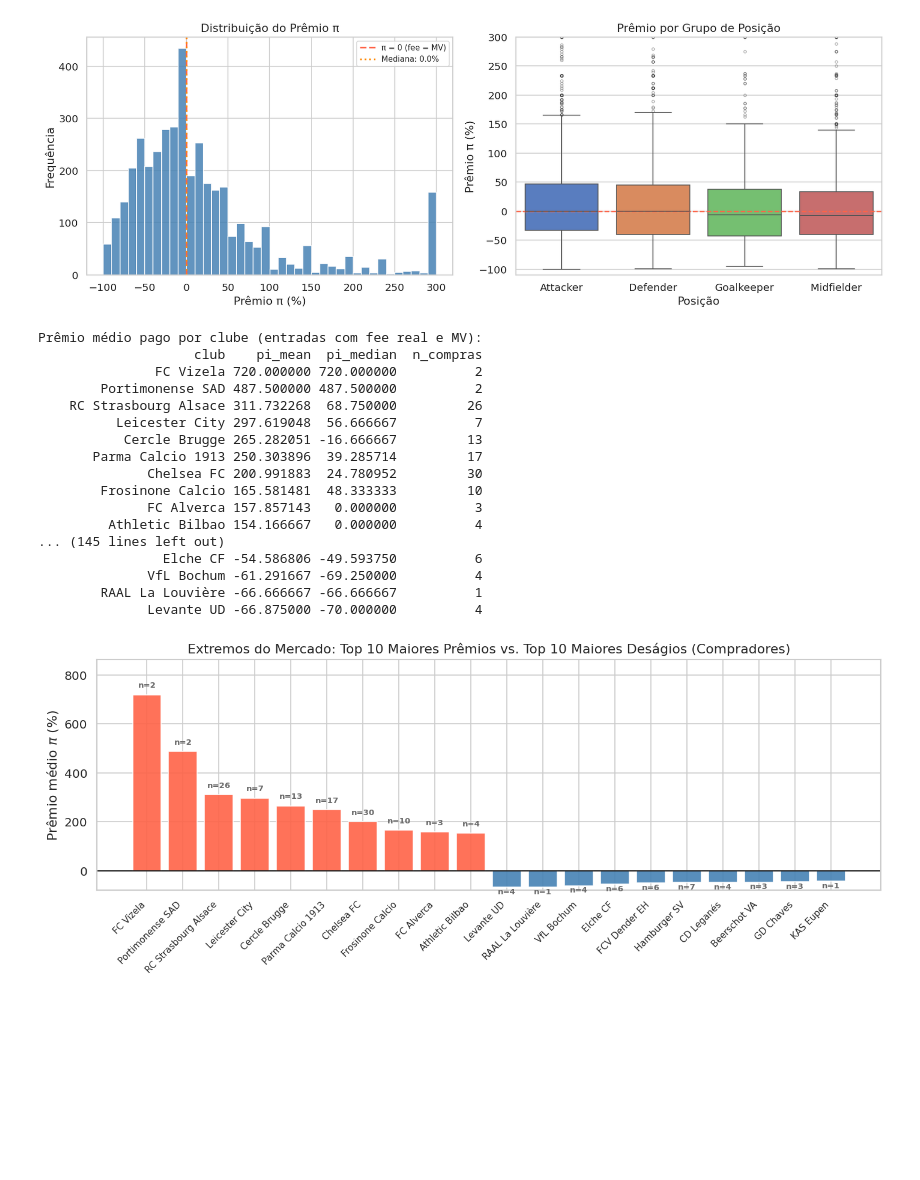
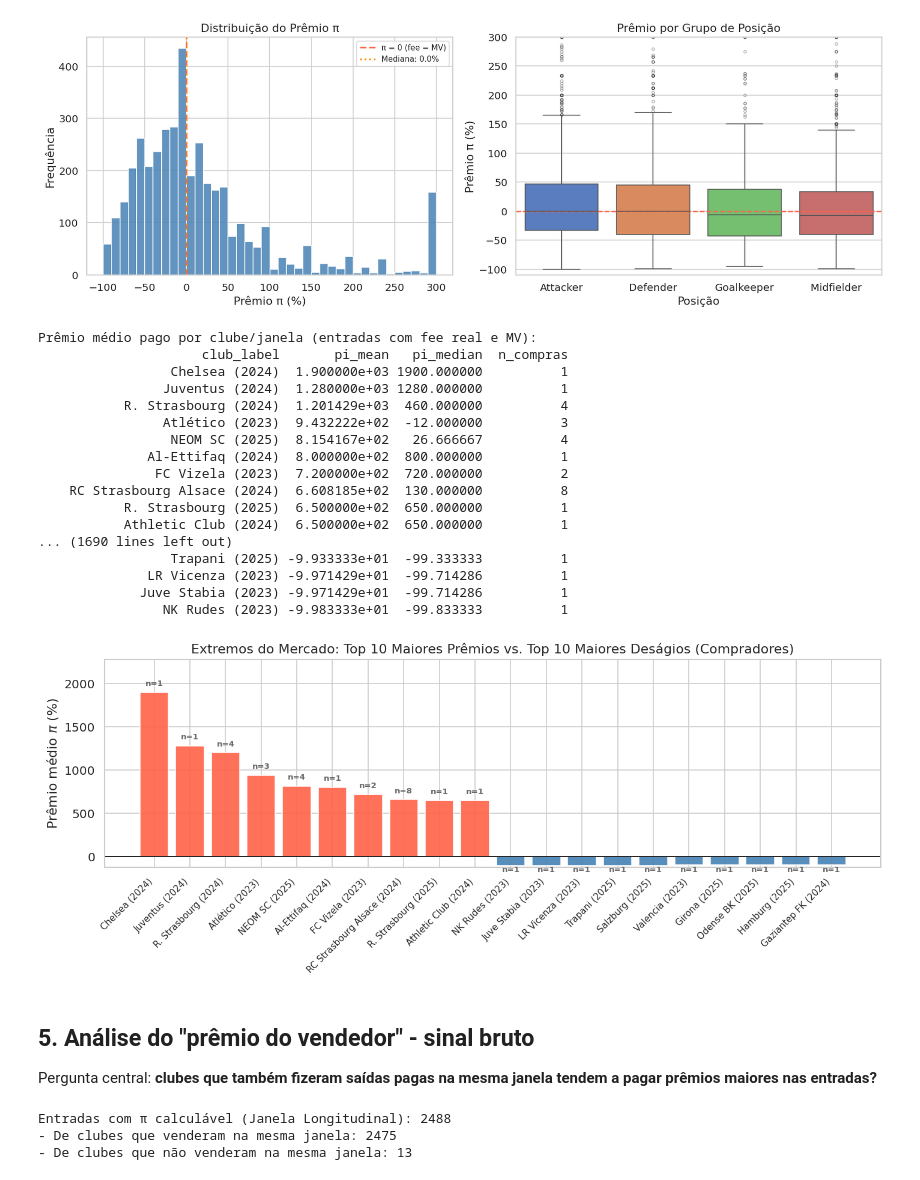
Before and after one commit to leticia-ribeirom/TP-CDAF, a Jupyter notebook: notebooks/exploratory_analysis.ipynb, the cells around one changed output. Saved outputs shown, nothing was run; the diff lists cells and outputs as text; code cells hidden in the pictures; blank space fills up the shorter version.

Commit message:
analsie do premio do vendedor

```diff
--- a/notebooks/exploratory_analysis.ipynb
+++ b/notebooks/exploratory_analysis.ipynb
@@ -419,58 +415,62 @@ plt.show()
 [figure]
 # %%
 # π médio por clube comprador
-buyer_pi = (df_pi[df_pi['direction']=='In']
-            .groupby('club')['pi_pct']
+buyer_pi = (df_pi.groupby(['buyer', 'source_league', 'season_id'])['pi_pct']
             .agg(['mean','median','count'])
             .rename(columns={'mean':'pi_mean','median':'pi_median','count':'n_compras'})
             .sort_values('pi_mean', ascending=False)
             .reset_index())
+buyer_pi['club_label'] = buyer_pi['buyer'] + ' (' + buyer_pi['season_id'].astype(str) + ')'
 
-print('Prêmio médio pago por clube (entradas com fee real e MV):')
-print(buyer_pi.to_string(index=False))
+print('Prêmio médio pago por clube/janela (entradas com fee real e MV):')
+print(buyer_pi[['club_label', 'pi_mean', 'pi_median', 'n_compras']].to_string(index=False))
 # %% [output]
-Prêmio médio pago por clube (entradas com fee real e MV):
-                    club    pi_mean  pi_median  n_compras
-               FC Vizela 720.000000 720.000000          2
-        Portimonense SAD 487.500000 487.500000          2
-    RC Strasbourg Alsace 311.732268  68.750000         26
-          Leicester City 297.619048  56.666667          7
-           Cercle Brugge 265.282051 -16.666667         13
-       Parma Calcio 1913 250.303896  39.285714         17
-              Chelsea FC 200.991883  24.780952         30
-        Frosinone Calcio 165.581481  48.333333         10
-              FC Alverca 157.857143   0.000000          3
-         Athletic Bilbao 154.166667   0.000000          4
-... (145 lines left out)
-                Elche CF -54.586806 -49.593750          6
-              VfL Bochum -61.291667 -69.250000          4
-        RAAL La Louvière -66.666667 -66.666667          1
-              Levante UD -66.875000 -70.000000          4
+Prêmio médio pago por clube/janela (entradas com fee real e MV):
+                     club_label       pi_mean   pi_median  n_compras
+                 Chelsea (2024)  1.900000e+03 1900.000000          1
+                Juventus (2024)  1.280000e+03 1280.000000          1
+           R. Strasbourg (2024)  1.201429e+03  460.000000          4
+                Atlético (2023)  9.432222e+02  -12.000000          3
+                 NEOM SC (2025)  8.154167e+02   26.666667          4
+              Al-Ettifaq (2024)  8.000000e+02  800.000000          1
+               FC Vizela (2023)  7.200000e+02  720.000000          2
+    RC Strasbourg Alsace (2024)  6.608185e+02  130.000000          8
+           R. Strasbourg (2025)  6.500000e+02  650.000000          1
+           Athletic Club (2024)  6.500000e+02  650.000000          1
+... (1690 lines left out)
+                 Trapani (2025) -9.933333e+01  -99.333333          1
+              LR Vicenza (2023) -9.971429e+01  -99.714286          1
+             Juve Stabia (2023) -9.971429e+01  -99.714286          1
+                NK Rudes (2023) -9.983333e+01  -99.833333          1
 # %%
 top_pagadores = buyer_pi.sort_values(by='pi_mean', ascending=False).head(10)
 top_barganhas = buyer_pi.sort_values(by='pi_mean', ascending=True).head(10)
 top_extremos = pd.concat([top_pagadores, top_barganhas]).reset_index(drop=True)
 
 fig, ax = plt.subplots(figsize=(12, 5))
 colors = ['tomato' if v > 0 else 'steelblue' for v in top_extremos['pi_mean']]
 
-ax.bar(top_extremos['club'], top_extremos['pi_mean'], color=colors, edgecolor='white', alpha=0.9)
+ax.bar(top_extremos['club_label'], top_extremos['pi_mean'], color=colors, edgecolor='white', alpha=0.9)
 ax.axhline(0, color='black', lw=1)
 ax.set_xticks(range(len(top_extremos)))
-ax.set_xticklabels(top_extremos['club'], rotation=45, ha='right', fontsize=9)
+ax.set_xticklabels(top_extremos['club_label'], rotation=45, ha='right', fontsize=9)
 ax.set_ylabel('Prêmio médio $\pi$ (%)')
 ax.set_title('Extremos do Mercado: Top 10 Maiores Prêmios vs. Top 10 Maiores Deságios (Compradores)')
 
 for i, row in top_extremos.iterrows():
     val = row['pi_mean']
     va_direction = 'bottom' if val >= 0 else 'top'
     offset = (top_extremos['pi_mean'].max() * 0.03) if val >= 0 else (top_extremos['pi_mean'].min() * 0.05)
 
     ax.text(i, val + offset, f"n={row['n_compras']}",
             ha='center', va=va_direction, fontsize=8, color='dimgray', fontweight='semibold')
 
 ax.set_ylim(top_extremos['pi_mean'].min() * 1.2, top_extremos['pi_mean'].max() * 1.2)
 plt.tight_layout()
 plt.show()
 # %% [output]
-[figure, old version]
+[figure, new version]
+# %% [markdown]
+## 5. Análise do "prêmio do vendedor" - sinal bruto
+
+Pergunta central: **clubes que também fizeram saídas pagas na mesma janela tendem a pagar prêmios maiores nas entradas?**
@@ -476,0 +490,28 @@ plt.show()
+# %%
+revenue_by_club = (
+    df_transfers[(df_transfers['direction'] == 'Out') & (df_transfers['fee_type'] == 'paid')]
+    .groupby(['club', 'source_league', 'season_id'])['fee']
+    .sum()
+    .rename('revenue_sales')
+    .reset_index()
+)
+
+
+df_pi_in = df_transfers[df_transfers['direction'] == 'In'].copy()
+df_pi_in['pi_pct'] = df_pi_in['premium_ratio'] * 100
+df_pi_in = df_pi_in.dropna(subset=['pi_pct'])
+df_pi_in['sold_in_window'] = df_pi_in.apply(lambda r: checar_venda_na_janela(r, sellers_by_season), axis=1)
+df_pi_in = df_pi_in.merge(
+    revenue_by_club,
+    on=['club', 'source_league', 'season_id'],
+    how='left'
+)
+df_pi_in['revenue_sales'] = df_pi_in['revenue_sales'].fillna(0)
+
+print(f'Entradas com π calculável (Janela Longitudinal): {len(df_pi_in)}')
+print(f"- De clubes que venderam na mesma janela: {df_pi_in['sold_in_window'].sum()}")
+print(f"- De clubes que não venderam na mesma janela: {(~df_pi_in['sold_in_window']).sum()}")
+# %% [output]
+Entradas com π calculável (Janela Longitudinal): 2488
+- De clubes que venderam na mesma janela: 2475
+- De clubes que não venderam na mesma janela: 13
```
Also changed, not shown: parts of 10 cells of this notebook.
